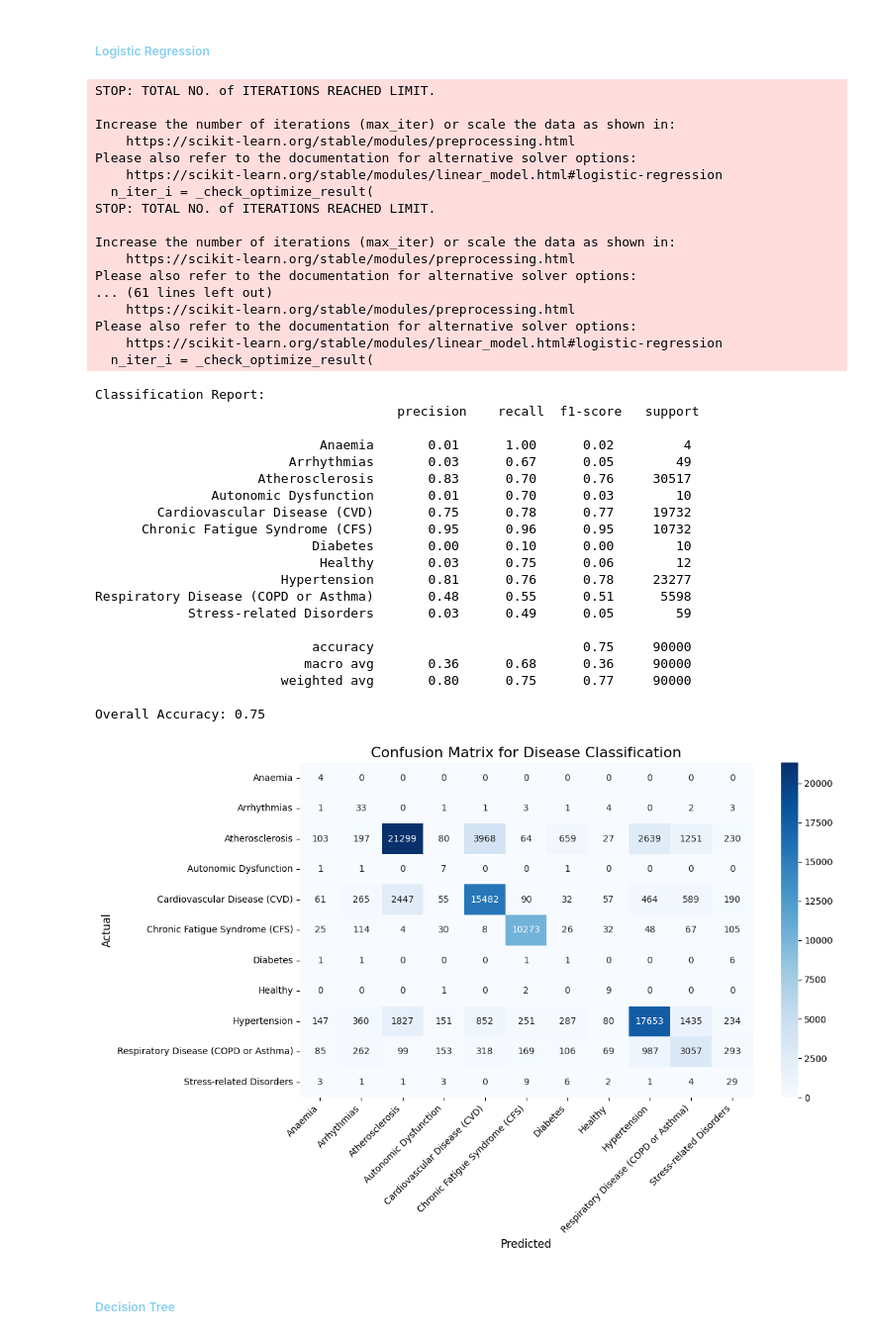
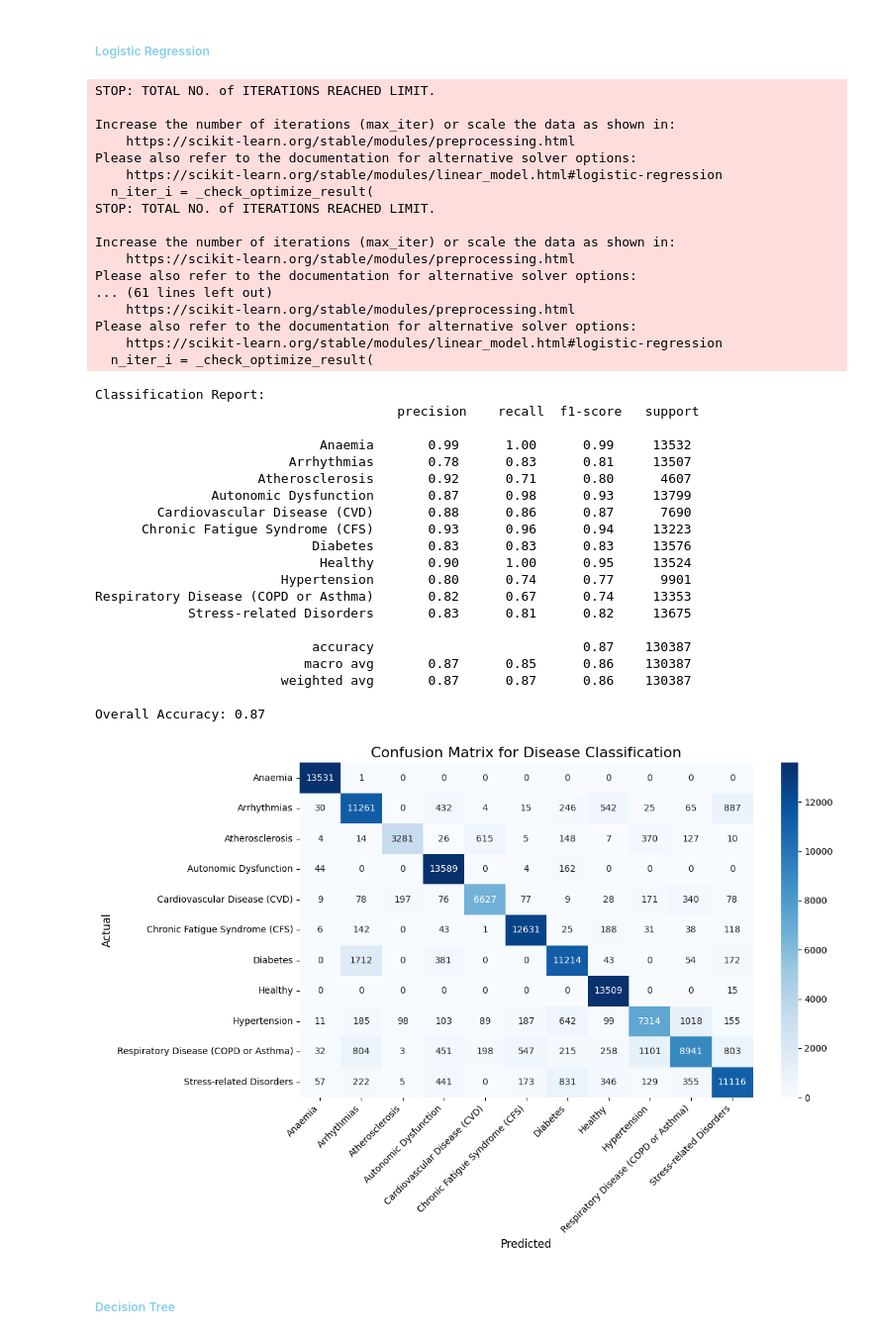
Before and after one commit to zen-0wl/E-Health, a Jupyter notebook: classify.ipynb, the cells around one changed output. Shown: that part at 99% size. Drawn from its saved outputs; the diff is of its cells as text; code cells hidden in the pictures.

```diff
--- a/classify.ipynb
+++ b/classify.ipynb
@@ -126,0 +154,25 @@ Name: count, dtype: int64
+# %%
+###
+# Combination of SMOTE and ENN (Edited Nearest Neighbours) keeps relevant samples from the majority classes
+# while synthetically balancing the minority classes
+# ###
+
+# Feature (X) and target (y) separation
+X = sampled_df_health.drop("Disease", axis=1)
+y = sampled_df_health["Disease"]
+
+# Initialise SMOTE with custom parameters
+smote = SMOTE(k_neighbors=2, random_state=42)
+
+# Pass the SMOTE instance to SMOTEENN
+smote_enn = SMOTEENN(random_state=42, smote=smote)
+X_balanced, y_balanced = smote_enn.fit_resample(X, y)
+
+# Display the number of records in the balanced dataset
+balanced_data_counts = {
+    "Balanced Feature Shape ": X_balanced.shape,
+    "Balanced Target Shape ": y_balanced.shape,
+    "Balanced Distribution after SMOTEENN ": y_balanced.value_counts()
+}
+
+balanced_data_counts
@@ -127,23 +195,19 @@ Name: count, dtype: int64
 # %% [markdown]
 <h5 style="color: SkyBlue;">Logistic Regression</h5>
 # %%
-df["Disease"] = df.apply(classify_disease, axis=1)
+label_encoder = LabelEncoder()
+y_encoded = label_encoder.fit_transform(y_balanced)  # Encode the balanced target
 
-# Encode the Disease labels as numeric values (for multi-class logistic regression)
-label_encoder = LabelEncoder()
-df["Disease_Encoded"] = label_encoder.fit_transform(df["Disease"])
+X_train, X_test, y_train, y_test = train_test_split(
+    X_balanced, y_encoded, test_size=0.2, random_state=42
+)
 
-X = df.drop(['Disease', 'Disease_Encoded'], axis=1)
-y = df["Disease_Encoded"]
-
-X_train, X_test, y_train, y_test = train_test_split(X, y, test_size=0.2, random_state=42)
-
-model = LogisticRegression(max_iter=1000, class_weight='balanced', multi_class='ovr')
+model = LogisticRegression(
+    max_iter=1000, class_weight='balanced', multi_class='ovr', random_state=42
+)
 model.fit(X_train, y_train)
 
 y_pred = model.predict(X_test)
-
-# Decode predictions back to original disease labels
 y_test_decoded = label_encoder.inverse_transform(y_test)
 y_pred_decoded = label_encoder.inverse_transform(y_pred)
 
@@ -161,49 +225,49 @@ sns.heatmap(conf_matrix, annot=True, fmt='d', cmap='Blues',
 plt.title('Confusion Matrix for Disease Classification', fontsize=16)
 plt.xlabel('Predicted', fontsize=12)
 plt.ylabel('Actual', fontsize=12)
 plt.xticks(rotation=45, ha='right')
 plt.yticks(rotation=0)
 plt.tight_layout()
 plt.show()
 # %% [output]
 STOP: TOTAL NO. of ITERATIONS REACHED LIMIT.
 
 Increase the number of iterations (max_iter) or scale the data as shown in:
     https://scikit-learn.org/stable/modules/preprocessing.html
 Please also refer to the documentation for alternative solver options:
     https://scikit-learn.org/stable/modules/linear_model.html#logistic-regression
   n_iter_i = _check_optimize_result(
 STOP: TOTAL NO. of ITERATIONS REACHED LIMIT.
 
 Increase the number of iterations (max_iter) or scale the data as shown in:
     https://scikit-learn.org/stable/modules/preprocessing.html
 Please also refer to the documentation for alternative solver options:
 ... (61 lines left out)
     https://scikit-learn.org/stable/modules/preprocessing.html
 Please also refer to the documentation for alternative solver options:
     https://scikit-learn.org/stable/modules/linear_model.html#logistic-regression
   n_iter_i = _check_optimize_result(
 Classification Report:
                                        precision    recall  f1-score   support
 
-                             Anaemia       0.01      1.00      0.02         4
-                         Arrhythmias       0.03      0.67      0.05        49
-                     Atherosclerosis       0.83      0.70      0.76     30517
-               Autonomic Dysfunction       0.01      0.70      0.03        10
-        Cardiovascular Disease (CVD)       0.75      0.78      0.77     19732
-      Chronic Fatigue Syndrome (CFS)       0.95      0.96      0.95     10732
-                            Diabetes       0.00      0.10      0.00        10
-                             Healthy       0.03      0.75      0.06        12
-                        Hypertension       0.81      0.76      0.78     23277
-Respiratory Disease (COPD or Asthma)       0.48      0.55      0.51      5598
-            Stress-related Disorders       0.03      0.49      0.05        59
+                             Anaemia       0.99      1.00      0.99     13532
+                         Arrhythmias       0.78      0.83      0.81     13507
+                     Atherosclerosis       0.92      0.71      0.80      4607
+               Autonomic Dysfunction       0.87      0.98      0.93     13799
+        Cardiovascular Disease (CVD)       0.88      0.86      0.87      7690
+      Chronic Fatigue Syndrome (CFS)       0.93      0.96      0.94     13223
+                            Diabetes       0.83      0.83      0.83     13576
+                             Healthy       0.90      1.00      0.95     13524
+                        Hypertension       0.80      0.74      0.77      9901
+Respiratory Disease (COPD or Asthma)       0.82      0.67      0.74     13353
+            Stress-related Disorders       0.83      0.81      0.82     13675
 
-                            accuracy                           0.75     90000
-                           macro avg       0.36      0.68      0.36     90000
-                        weighted avg       0.80      0.75      0.77     90000
+                            accuracy                           0.87    130387
+                           macro avg       0.87      0.85      0.86    130387
+                        weighted avg       0.87      0.87      0.86    130387
 
-Overall Accuracy: 0.75
+Overall Accuracy: 0.87
-[figure, old version]
+[figure, new version]
 # %% [markdown]
 <h5 style="color: SkyBlue;">Decision Tree</h5>
 # %%
```
Also changed, not shown: parts of 11 cells of this notebook, 1 other file.
